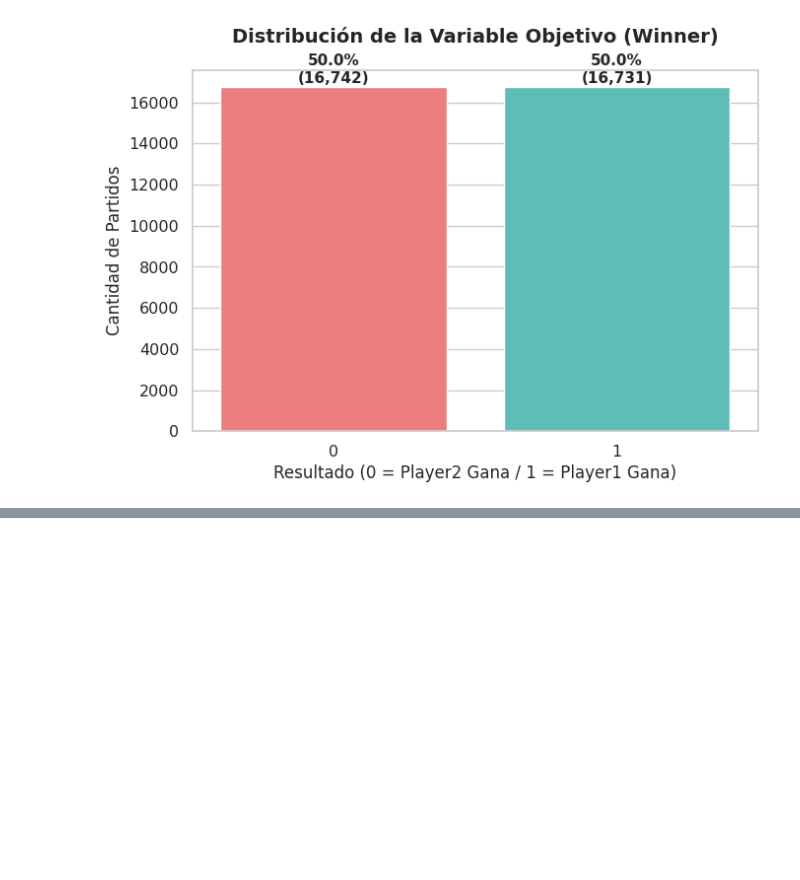
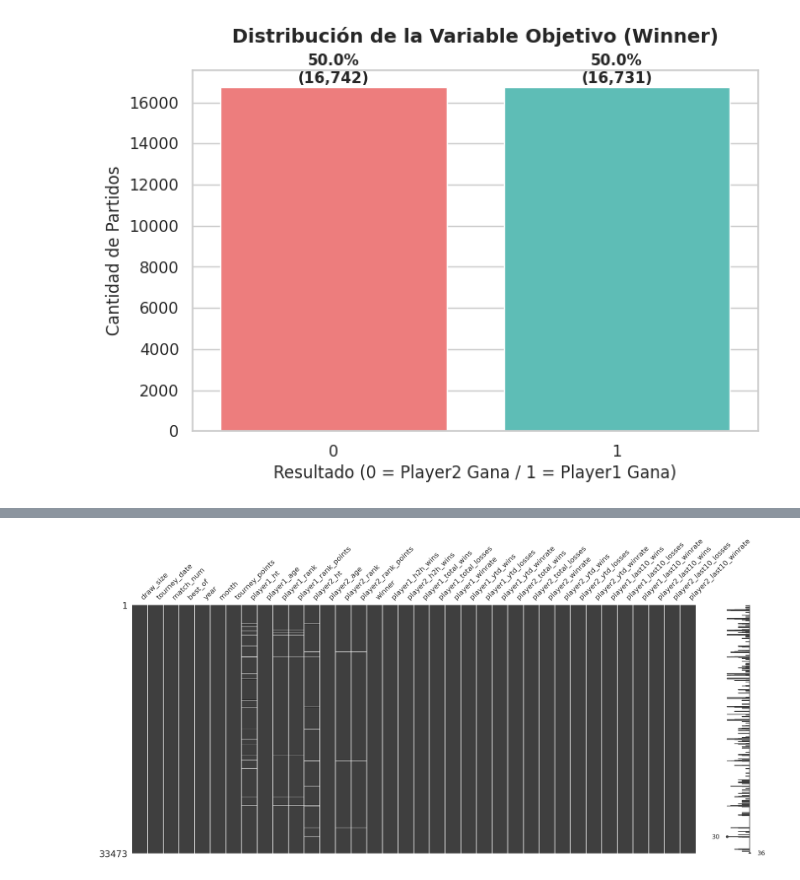
Before and after one commit to Sterrysx/Tennis-ML-APA, a Jupyter notebook: notebooks/entrega1_practica.ipynb, the cells around one changed output, grey strips where cells are left out. Saved outputs shown, nothing was run; the diff lists cells and outputs as text; code cells hidden in the pictures; blank space fills up the shorter version.

```diff
--- a/notebooks/entrega1_practica.ipynb
+++ b/notebooks/entrega1_practica.ipynb
@@ -129,6 +131,7 @@ numerical_columns.remove(target)
 
 # Columnas categóricas: todas las columnas excepto las numéricas
 categorical_columns = [col for col in columns if col not in numerical_columns]
+categorical_columns.remove(target)
 
 print(f"Columnas numéricas ({len(numerical_columns)}): {numerical_columns}")
 print(f"\nColumnas categóricas ({len(categorical_columns)}): {categorical_columns}")
@@ -215,0 +520,8 @@ Vemos que la distribución de partidos ganados entre jugador1 y jugador2 es comp
+# %%
+# droppeamos las categóricas:
+matches_train.drop(columns=categorical_columns, inplace=True)
+matches_test.drop(columns=categorical_columns, inplace=True)
+
+msno.matrix(matches_train);
+# %% [output]
+[figure, added]
```
Also changed, not shown: parts of 14 cells of this notebook.
